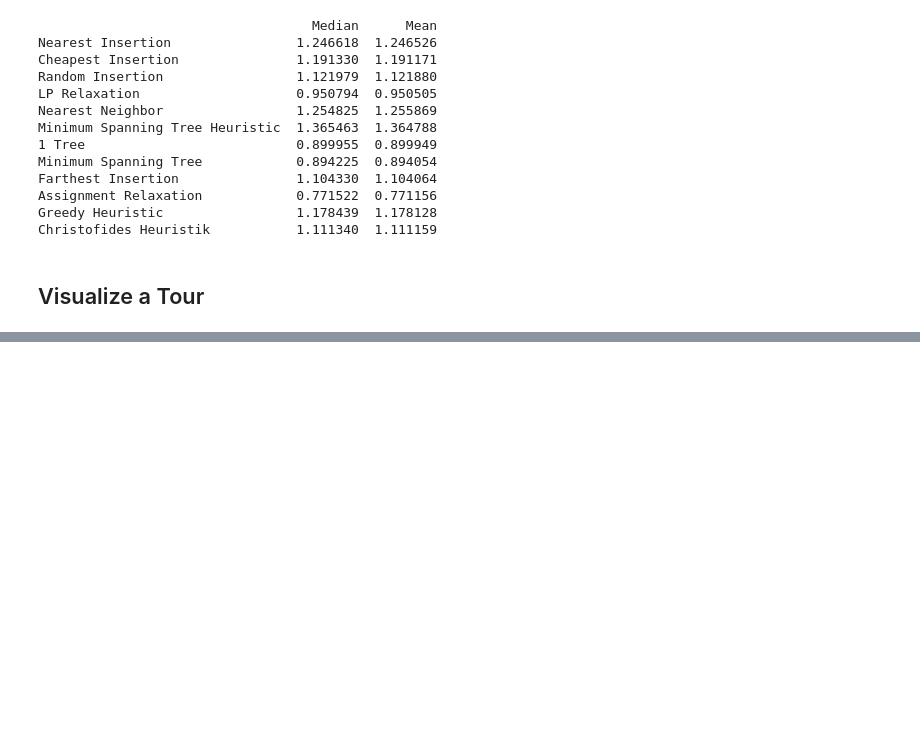
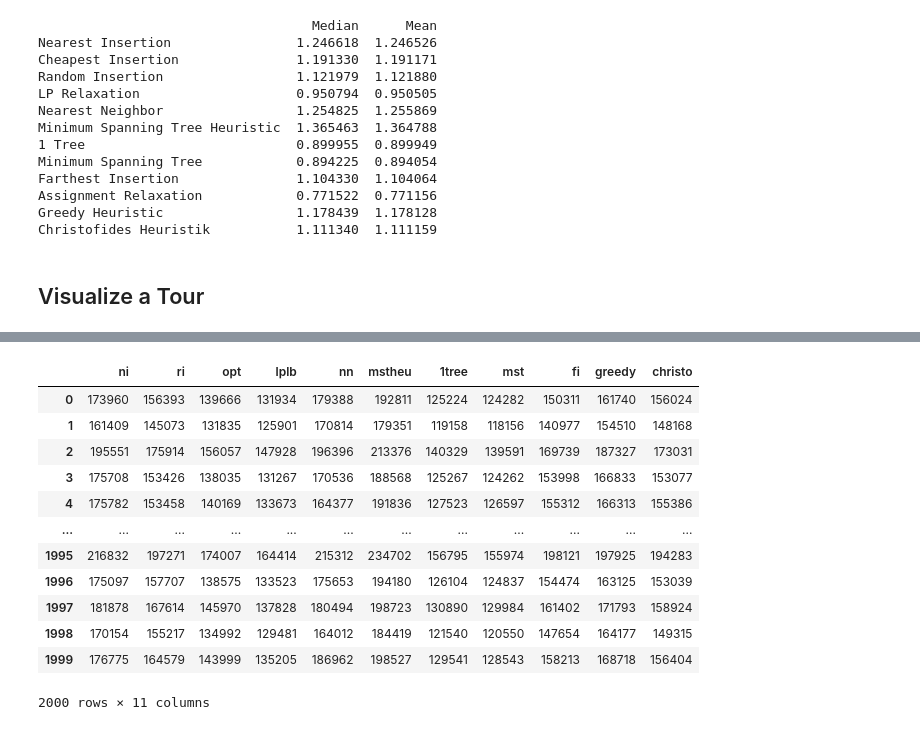
Before and after one commit to paulbrenker/decision-tsp, a Jupyter notebook: heuristics.ipynb, the cells around one changed output, grey strips where cells are left out. Cells and saved outputs as stored; diff of their text form; code cells hidden in the pictures; blank space fills up the shorter version.

```diff
--- a/heuristics.ipynb
+++ b/heuristics.ipynb
@@ -172,0 +221,17 @@ TypeError: 'NoneType' object is not iterable
+# %%
+df_heuristics = pd.DataFrame(heuristics)
+df_heuristics
+# %% [output]
+|  | ni | ri | opt | lplb | nn | mstheu | 1tree | mst | fi | greedy | christo |
+| 0 | 173960 | 156393 | 139666 | 131934 | 179388 | 192811 | 125224 | 124282 | 150311 | 161740 | 156024 |
+| 1 | 161409 | 145073 | 131835 | 125901 | 170814 | 179351 | 119158 | 118156 | 140977 | 154510 | 148168 |
+| 2 | 195551 | 175914 | 156057 | 147928 | 196396 | 213376 | 140329 | 139591 | 169739 | 187327 | 173031 |
+| 3 | 175708 | 153426 | 138035 | 131267 | 170536 | 188568 | 125267 | 124262 | 153998 | 166833 | 153077 |
+| 4 | 175782 | 153458 | 140169 | 133673 | 164377 | 191836 | 127523 | 126597 | 155312 | 166313 | 155386 |
+| ... | ... | ... | ... | ... | ... | ... | ... | ... | ... | ... | ... |
+| 1995 | 216832 | 197271 | 174007 | 164414 | 215312 | 234702 | 156795 | 155974 | 198121 | 197925 | 194283 |
+| 1996 | 175097 | 157707 | 138575 | 133523 | 175653 | 194180 | 126104 | 124837 | 154474 | 163125 | 153039 |
+| 1997 | 181878 | 167614 | 145970 | 137828 | 180494 | 198723 | 130890 | 129984 | 161402 | 171793 | 158924 |
+| 1998 | 170154 | 155217 | 134992 | 129481 | 164012 | 184419 | 121540 | 120550 | 147654 | 164177 | 149315 |
+| 1999 | 176775 | 164579 | 143999 | 135205 | 186962 | 198527 | 129541 | 128543 | 158213 | 168718 | 156404 |
+2000 rows × 11 columns
```
Also changed, not shown: parts of 7 cells of this notebook.
